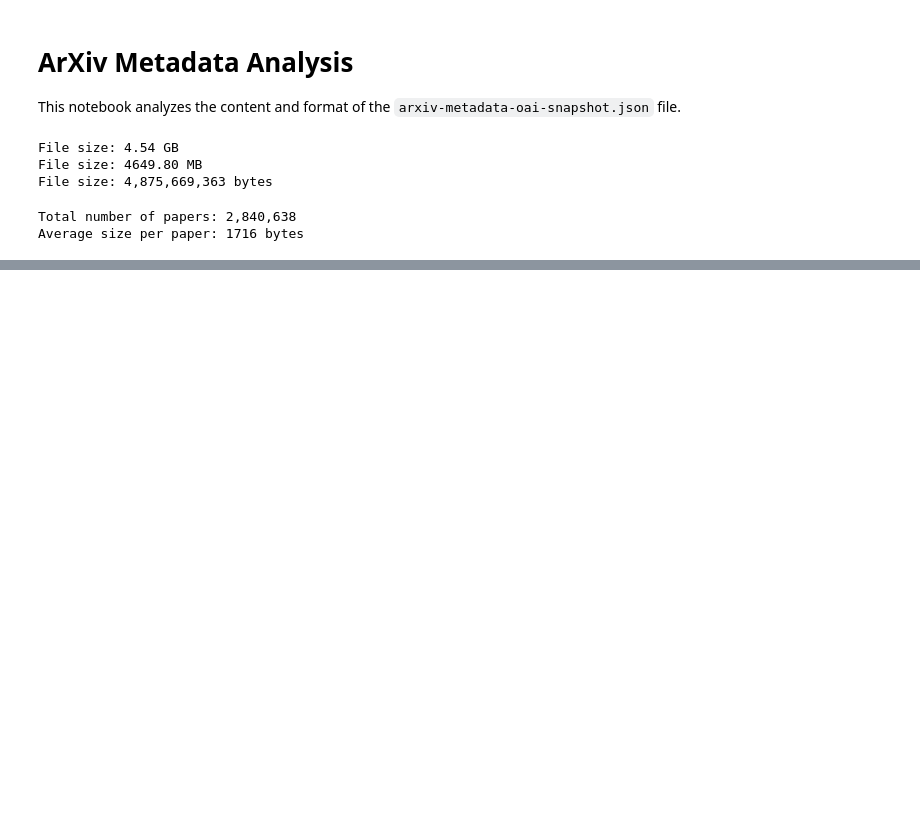
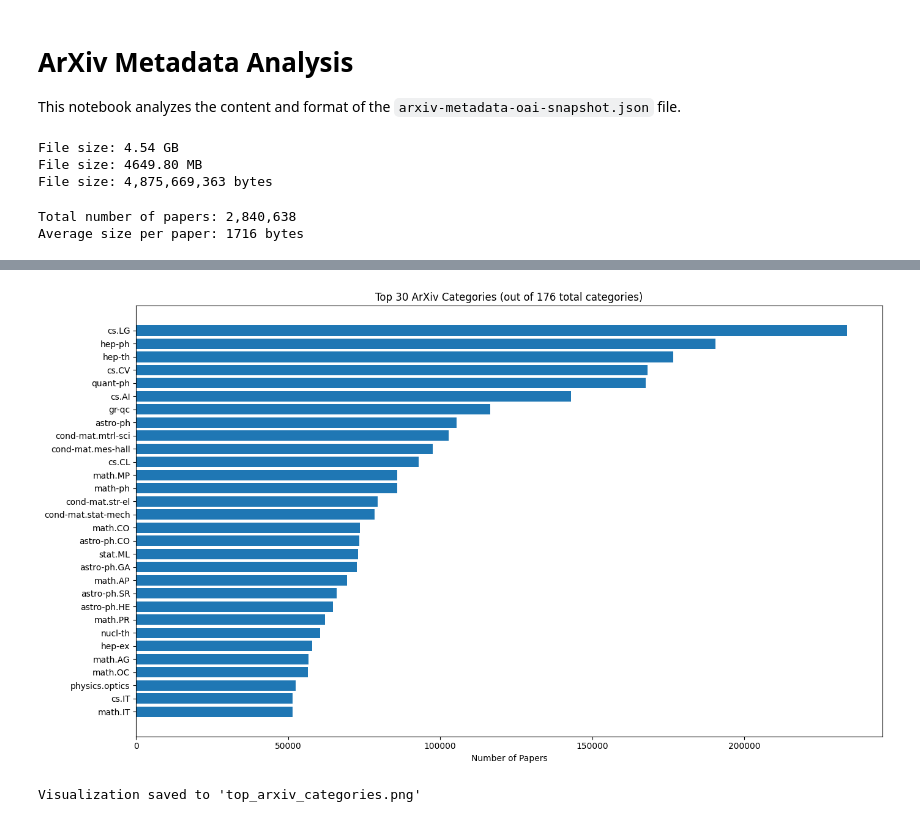
Before and after one commit to xinhuangcs/PaperTrail, a Jupyter notebook: src/preprocess_data/data_analysis.ipynb, the cells around one changed output, grey strips where cells are left out. Cells and saved outputs as stored; diff of their text form; code cells hidden in the pictures; blank space fills up the shorter version.

Commit message:
data_analysis

```diff
--- a/src/preprocess_data/data_analysis.ipynb
+++ b/src/preprocess_data/data_analysis.ipynb
@@ -189,0 +316,20 @@ authors_parsed: [['Pan', 'Hongjun', '']]
+# %%
+# Create a summary DataFrame for better visualization
+category_df = pd.DataFrame([
+    {
+        'Category': cat,
+        'Count': count,
+        'Percentage': (count / len(all_categories)) * 100
+    }
+    for cat, count in category_counter.most_common()
+])
+
+print("\nCategory DataFrame Summary:")
+print("=" * 60)
+print(category_df.head(20))
+print(f"\nTotal rows in DataFrame: {len(category_df):,}")
+
+# Save to CSV for easy analysis
+csv_file = 'arxiv_categories_analysis.csv'
+category_df.to_csv(csv_file, index=False)
+print(f"\nCategory analysis saved to '{csv_file}'")
@@ -189,0 +354,19 @@ authors_parsed: [['Pan', 'Hongjun', '']]
+# %%
+# Visualize top categories
+plt.figure(figsize=(14, 8))
+top_n = 30
+top_categories = category_df.head(top_n)
+
+plt.barh(range(len(top_categories)), top_categories['Count'])
+plt.yticks(range(len(top_categories)), top_categories['Category'])
+plt.xlabel('Number of Papers')
+plt.title(f'Top {top_n} ArXiv Categories (out of {len(category_df):,} total categories)')
+plt.gca().invert_yaxis()
+plt.tight_layout()
+plt.savefig('top_arxiv_categories.png', dpi=300, bbox_inches='tight')
+plt.show()
+
+print(f"Visualization saved to 'top_arxiv_categories.png'")
+# %% [output]
+[figure, added]
+Visualization saved to 'top_arxiv_categories.png'
```
Also changed, not shown: parts of 16 cells of this notebook.
